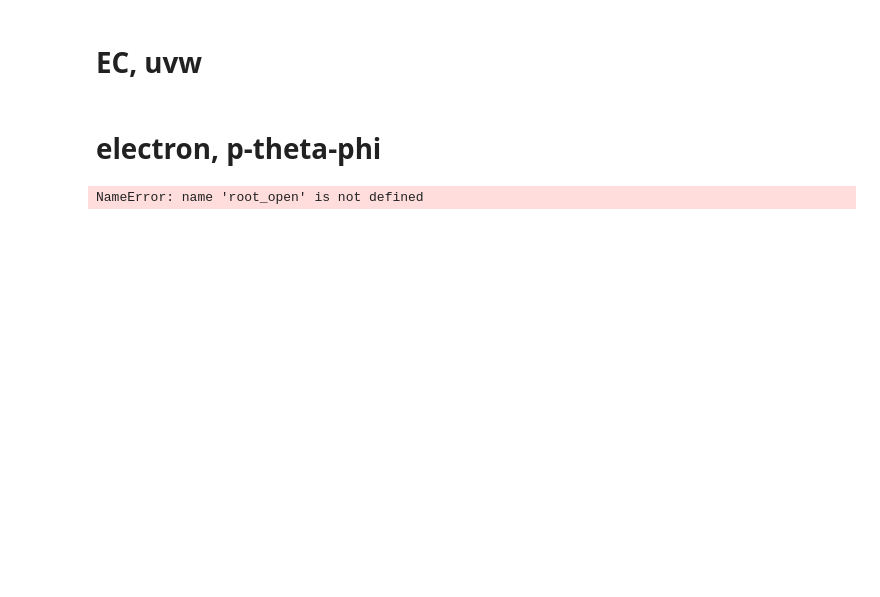
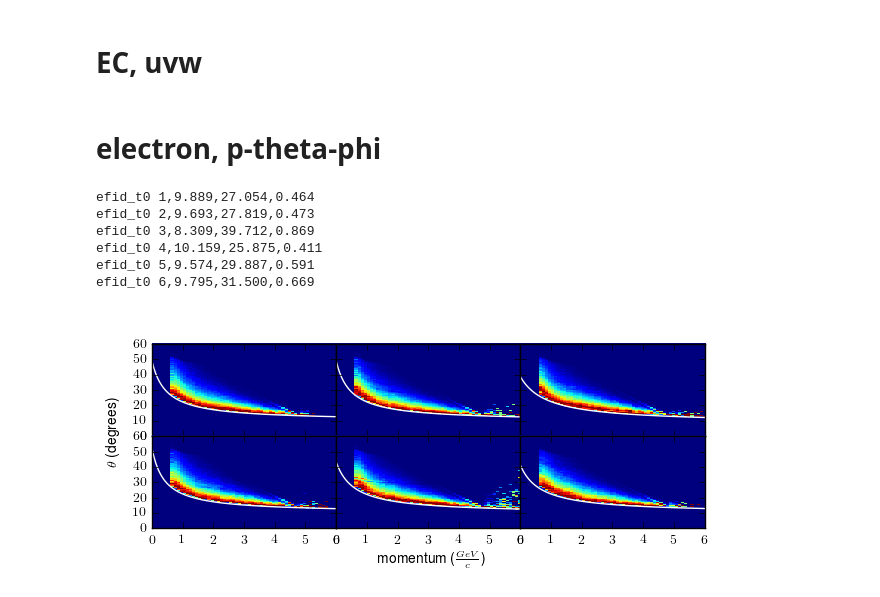
Before and after one commit to evan-phelps/phys-ana-omega, a Jupyter notebook: worksheets/efid_fitting.ipynb, the cells around one changed output. Cells and saved outputs as stored; diff of their text form; code cells hidden in the pictures; blank space fills up the shorter version.

```diff
--- a/worksheets/efid_fitting.ipynb
+++ b/worksheets/efid_fitting.ipynb
@@ -80,12 +142,52 @@ plt.vlines(410, 0, 0.5, 'w')
 print(h2_u1.name, h2_v1.name, h2_w1.name)
 # %% [markdown]
 # electron, p-theta-phi
-# %%
-def get_p_from_hn(hn):
-    (p0, p1) = [float(pstr) for pstr in hn.split('_')[1:3]]
-    return (p0+p1)/2
-
-with root_open('%s/%s'%(dir_data, fn_data)) as fin:
-    pass
-# %% [output]
-NameError: name 'root_open' is not defined
+# %%
+fn_data = 'e1f_sample60_eskim_cutflange_efid_hists.root'
+
+h3s_angp = None
+with root_open('%s/%s'%(dir_data, fn_data)) as fin:
+    h3s_angp = [fin.efid_cut_flange['hangp_s%d'%sect] for sect in range(1,7)]
+    for h3_angp in h3s_angp:
+        h3_angp.SetDirectory(0)
+# %%
+for h3 in h3s_angp:
+    h3.xaxis.SetRange(0,-1)
+    h3.yaxis.SetRange(59,63)
+    h3.zaxis.SetRange(0,-1)
+htps = [asrootpy(norm_x_slices(h3.project3_d("xz"))) for h3 in h3s_angp]
+for h3 in h3s_angp:
+    h3.yaxis.SetRange(0,-1)
+fig_pts = sdraw(htps, xlabel=r'momentum ($\frac{GeV}{c}$)', ylabel=r'$\theta$ (degrees)')
+
+theta0_tf1 = R.TF1('theta0_tf1', '[0]+2250.0/3375.0*[1]/(x+[2])', 0, 6)
+parmsets = []
+for (sect, htp) in enumerate(htps, 1):
+    [loY, hiY, loYerr] = get_yedges_2d(htp, loose=0.5, window=2)
+    points = [(x,y) for (x,y) in loY if x>0 and x<5]
+    Xd,Yd = zip(*points)
+    yerrs = [yerr for ((x,y),yerr) in zip(loY, loYerr) if x>0 and x<5]
+    Xls = np.linspace(0,6,600)
+
+    g = R.TGraph(len(Xd), array('d', Xd), array('d', Yd))
+    res = g.Fit(theta0_tf1, 'S')
+    parms = [theta0_tf1.GetParameter(i) for i in range(0,3)]
+    Xfit, Yfit = zip(*get_points_from_TF1(theta0_tf1, 0, 6))
+#     parms, cov = curve_fit(theta0, Xd, Yd, sigma=yerrs, maxfev=1000)
+
+    ax = fig_pts.get_axes()[sect-1]
+#     ax.plot(Xd, Yd, marker='*', color='k', linestyle='none', markersize=8)
+#     ax.plot(Xls, theta0(Xls, *parms), 'k-', linewidth=2)
+    ax.plot(Xfit, Yfit, 'w-')
+    parmsets.append(tuple([sect] + list(parms)))
+
+for parms in parmsets:
+    print('efid_t0\t%d,%.3f,%.3f,%.3f'%parms)
+# %% [output]
+efid_t0 1,9.889,27.054,0.464
+efid_t0 2,9.693,27.819,0.473
+efid_t0 3,8.309,39.712,0.869
+efid_t0 4,10.159,25.875,0.411
+efid_t0 5,9.574,29.887,0.591
+efid_t0 6,9.795,31.500,0.669
+[figure, added]
```
Also changed, not shown: parts of 33 cells of this notebook, 7 other files.
